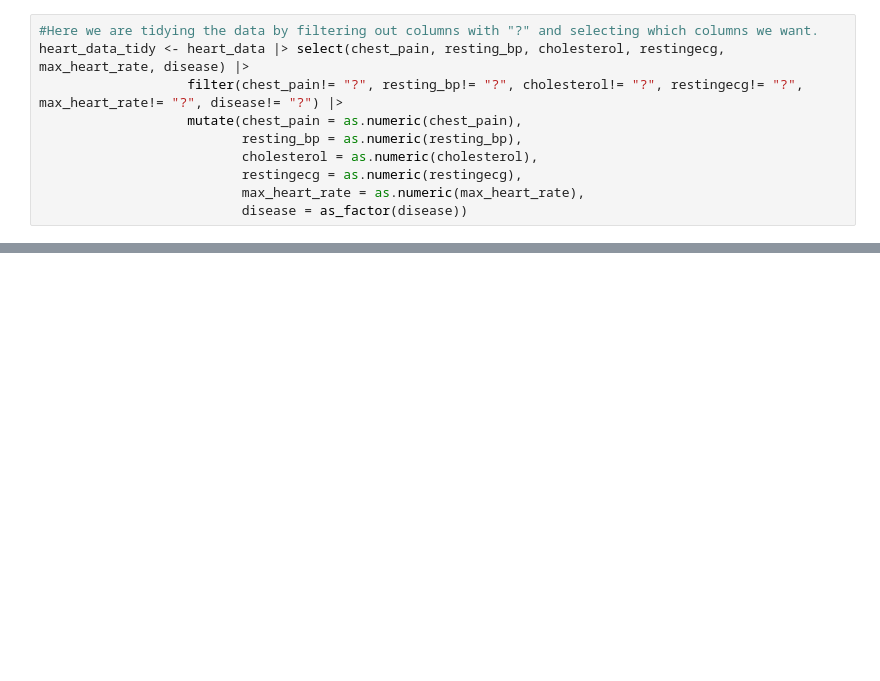
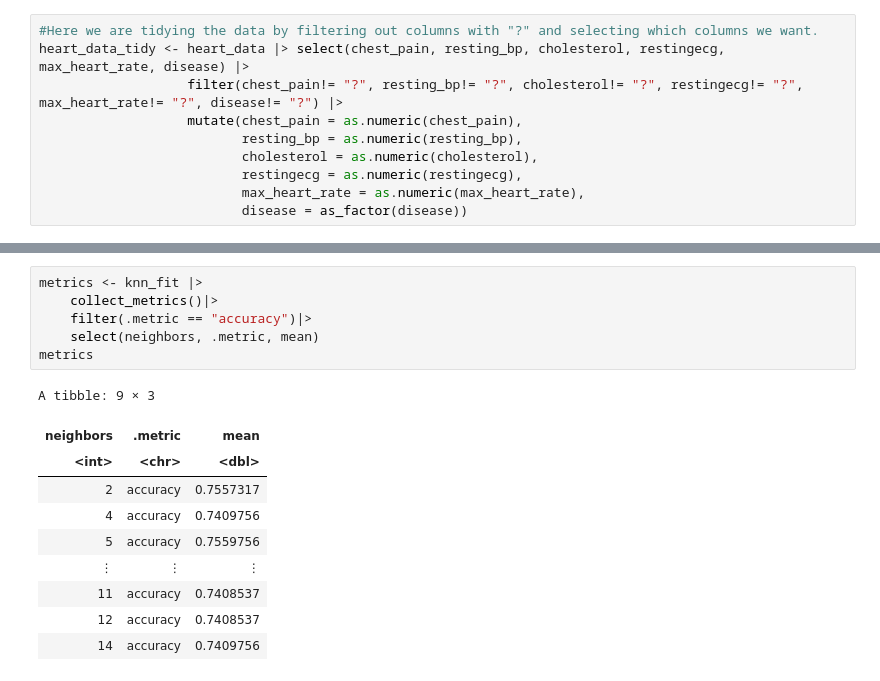
Before and after one commit to drew-gnaw/DSCI100-G81, a Jupyter notebook: Final Report.ipynb, the cells around one changed output, grey strips where cells are left out. Saved outputs shown, nothing was run; the diff lists cells and outputs as text; blank space fills up the shorter version.

```diff
--- a/Final Report.ipynb
+++ b/Final Report.ipynb
@@ -172,0 +175,17 @@ How effective would this screening be applied to different groups of people (out
+# %%
+metrics <- knn_fit |>
+    collect_metrics()|>
+    filter(.metric == "accuracy")|>
+    select(neighbors, .metric, mean)
+metrics
+# %% [output]
+A tibble: 9 × 3
+| neighbors | .metric | mean |
+| <int> | <chr> | <dbl> |
+| 2 | accuracy | 0.7557317 |
+| 4 | accuracy | 0.7409756 |
+| 5 | accuracy | 0.7559756 |
+| ⋮ | ⋮ | ⋮ |
+| 11 | accuracy | 0.7408537 |
+| 12 | accuracy | 0.7408537 |
+| 14 | accuracy | 0.7409756 |
```
Also changed, not shown: parts of 7 cells of this notebook.
